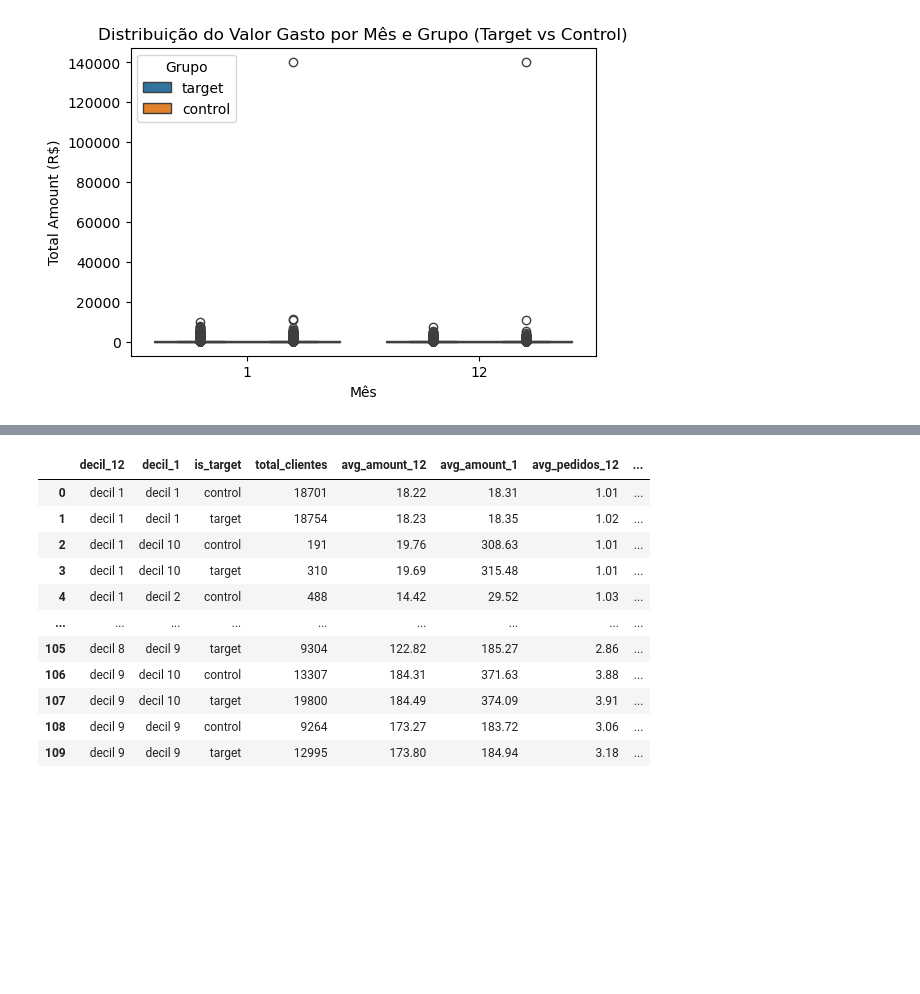
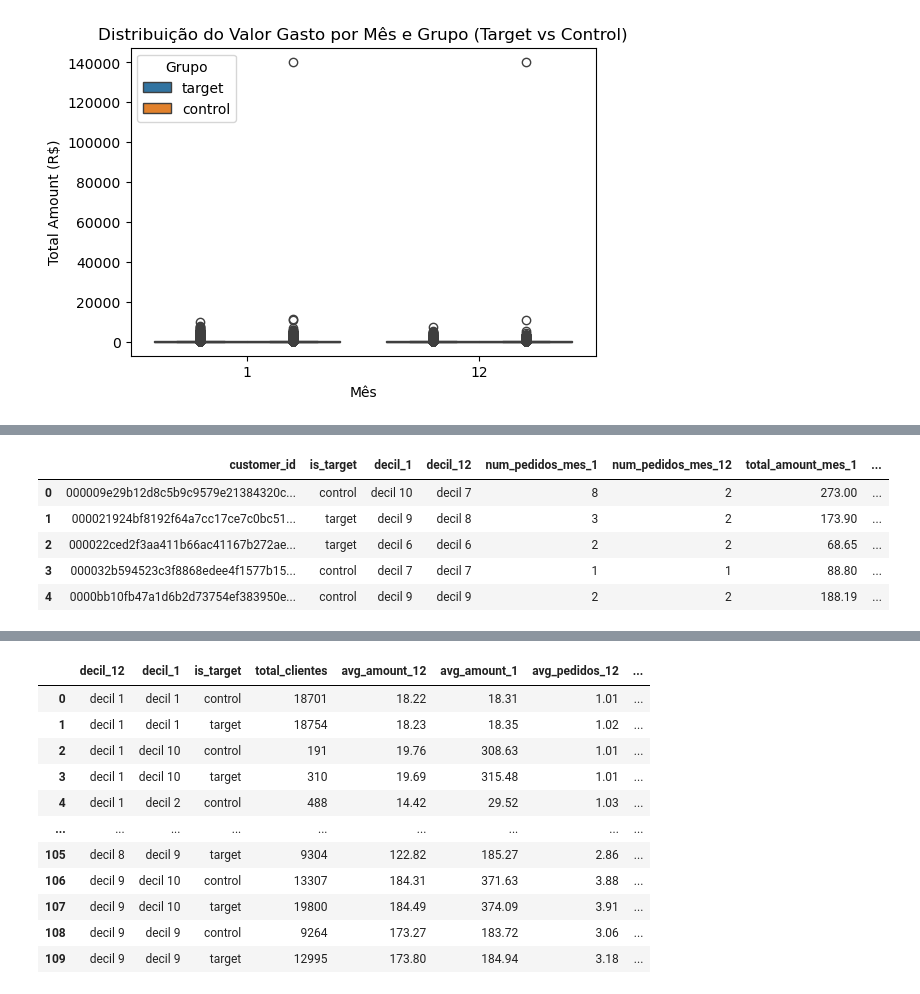
Before and after one commit to elianezanlorense/ifood_case, a Jupyter notebook: code/0.2 - Analisis.ipynb, the cells around one changed output, grey strips where cells are left out. Cells and saved outputs as stored; diff of their text form; code cells hidden in the pictures; blank space fills up the shorter version.

```diff
--- a/code/0.2 - Analisis.ipynb
+++ b/code/0.2 - Analisis.ipynb
@@ -166,6 +199,15 @@ df_decil,decil_dict=cria_base_decil_wide(publico_janeiro_dezembro,
     prefixo_pedidos="num_pedidos_mes",
     prefixo_valor="total_amount_mes"
 )
+# %%
+df_decil.head()
+# %% [output]
+|  | customer_id | is_target | decil_1 | decil_12 | num_pedidos_mes_1 | num_pedidos_mes_12 | total_amount_mes_1 | ... |
+| 0 | 000009e29b12d8c5b9c9579e21384320c... | control | decil 10 | decil 7 | 8 | 2 | 273.00 | ... |
+| 1 | 000021924bf8192f64a7cc17ce7c0bc51... | target | decil 9 | decil 8 | 3 | 2 | 173.90 | ... |
+| 2 | 000022ced2f3aa411b66ac41167b272ae... | target | decil 6 | decil 6 | 2 | 2 | 68.65 | ... |
+| 3 | 000032b594523c3f8868edee4f1577b15... | control | decil 7 | decil 7 | 1 | 1 | 88.80 | ... |
+| 4 | 0000bb10fb47a1d6b2d73754ef383950e... | control | decil 9 | decil 9 | 2 | 2 | 188.19 | ... |
 # %%
 save_parquet(df_decil, "gold", "df_decil.parquet")
 # %% [output]
```
Also changed, not shown: parts of 22 cells of this notebook, 2 other files.
